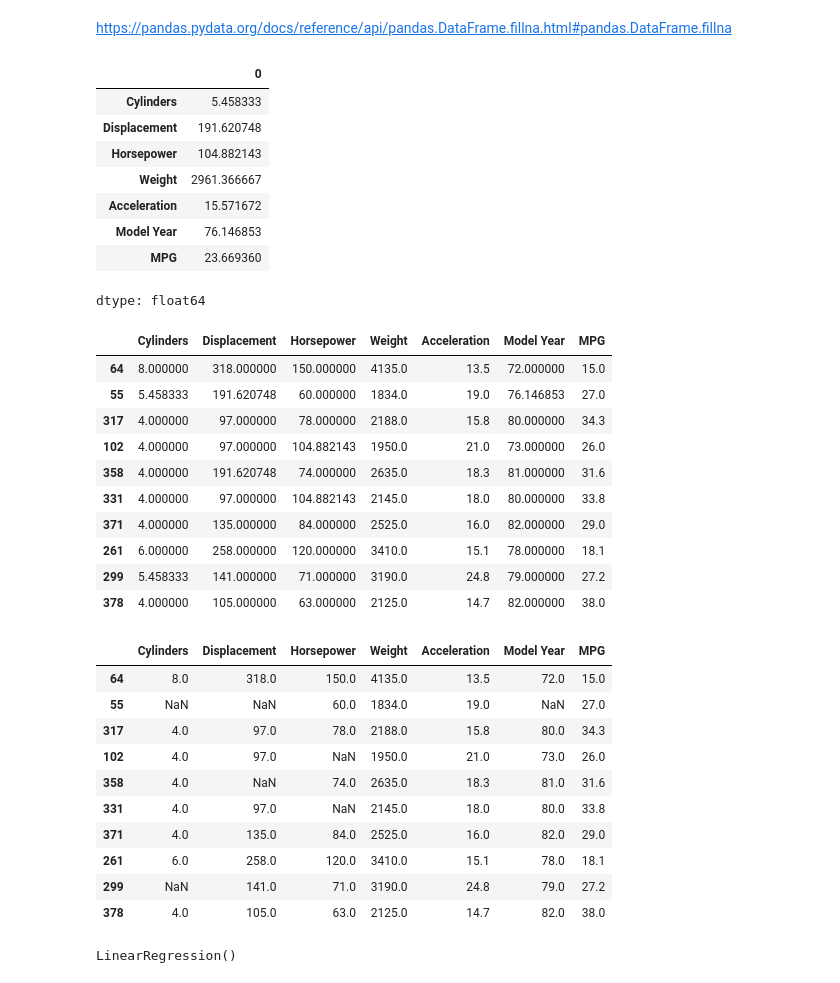
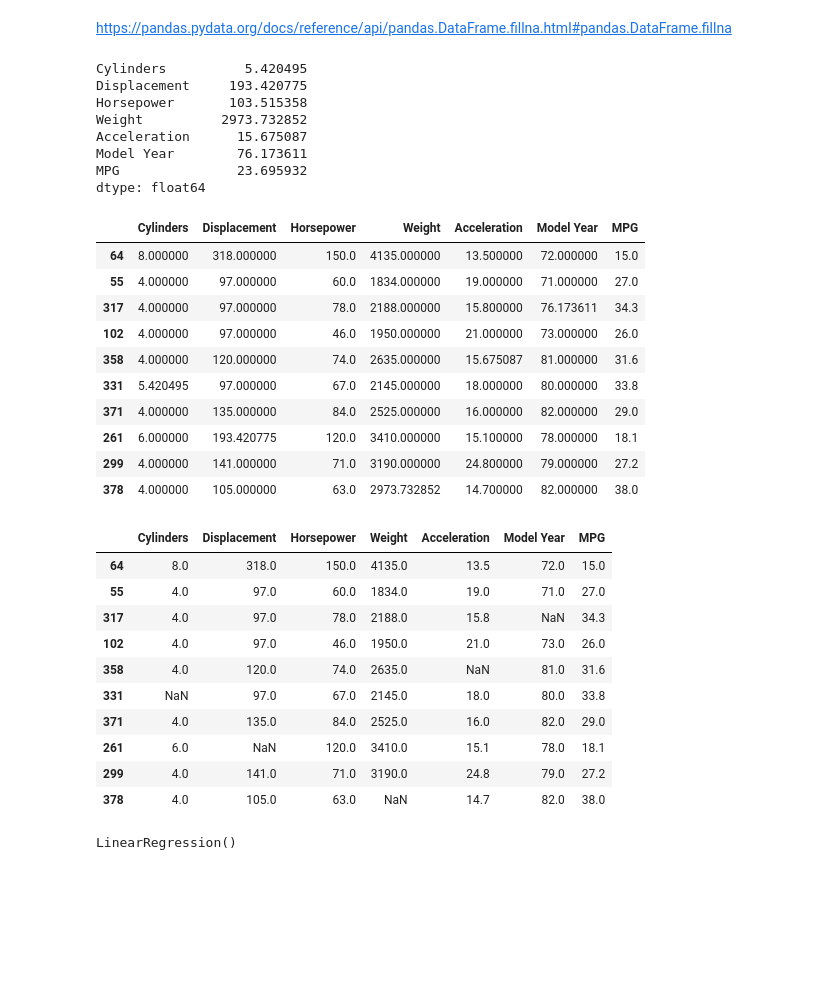
Before and after one commit to mfdezvicente/ucm, a Jupyter notebook: ML/260206_Datos_Faltantes.ipynb, the cells around one changed output. Cells and saved outputs as stored; diff of their text form; code cells hidden in the pictures; blank space fills up the shorter version.

```diff
--- a/ML/260206_Datos_Faltantes.ipynb
+++ b/ML/260206_Datos_Faltantes.ipynb
@@ -109,11 +109,11 @@ def insert_random_nans(df, percentage, seed=42):
     # Iterar para insertar la cantidad calculada de NaNs
     for _ in range(nans_to_insert):
         # Seleccionar una fila al azar dentro del rango del DataFrame
-        random_row = np.random.___(0, len(df_with_nans))
+        random_row = np.random.randint(0, len(df_with_nans))
         # Seleccionar una columna al azar dentro del rango de columnas del DataFrame
-        random_column = np.random.___(0, df_with_nans.shape[1])
+        random_column = np.random.randint(0, df_with_nans.shape[1])
         # Asignar el valor NaN en la posición aleatoria determinada por fila y columna
-        df_with_nans.___[random_row, random_column] = np.nan
+        df_with_nans.iat[random_row, random_column] = np.nan
 
     # Devolver el nuevo DataFrame con NaNs insertados
     return df_with_nans
@@ -248,43 +248,42 @@ test_set_filled_w_mean = test_set_nans.fillna(test_set_nans.mean())
 # %%
 train_set_nans.mean()
 # %% [output]
-|  | 0 |
-| Cylinders | 5.458333 |
-| Displacement | 191.620748 |
-| Horsepower | 104.882143 |
-| Weight | 2961.366667 |
-| Acceleration | 15.571672 |
-| Model Year | 76.146853 |
-| MPG | 23.669360 |
+Cylinders          5.420495
+Displacement     193.420775
+Horsepower       103.515358
+Weight          2973.732852
+Acceleration      15.675087
+Model Year        76.173611
+MPG               23.695932
 dtype: float64
 # %%
-train_set_filled_w_mean.___(10)
+train_set_filled_w_mean.head(10)
 # %% [output]
 |  | Cylinders | Displacement | Horsepower | Weight | Acceleration | Model Year | MPG |
-| 64 | 8.000000 | 318.000000 | 150.000000 | 4135.0 | 13.5 | 72.000000 | 15.0 |
-| 55 | 5.458333 | 191.620748 | 60.000000 | 1834.0 | 19.0 | 76.146853 | 27.0 |
-| 317 | 4.000000 | 97.000000 | 78.000000 | 2188.0 | 15.8 | 80.000000 | 34.3 |
-| 102 | 4.000000 | 97.000000 | 104.882143 | 1950.0 | 21.0 | 73.000000 | 26.0 |
-| 358 | 4.000000 | 191.620748 | 74.000000 | 2635.0 | 18.3 | 81.000000 | 31.6 |
-| 331 | 4.000000 | 97.000000 | 104.882143 | 2145.0 | 18.0 | 80.000000 | 33.8 |
-| 371 | 4.000000 | 135.000000 | 84.000000 | 2525.0 | 16.0 | 82.000000 | 29.0 |
-| 261 | 6.000000 | 258.000000 | 120.000000 | 3410.0 | 15.1 | 78.000000 | 18.1 |
-| 299 | 5.458333 | 141.000000 | 71.000000 | 3190.0 | 24.8 | 79.000000 | 27.2 |
-| 378 | 4.000000 | 105.000000 | 63.000000 | 2125.0 | 14.7 | 82.000000 | 38.0 |
+| 64 | 8.000000 | 318.000000 | 150.0 | 4135.000000 | 13.500000 | 72.000000 | 15.0 |
+| 55 | 4.000000 | 97.000000 | 60.0 | 1834.000000 | 19.000000 | 71.000000 | 27.0 |
+| 317 | 4.000000 | 97.000000 | 78.0 | 2188.000000 | 15.800000 | 76.173611 | 34.3 |
+| 102 | 4.000000 | 97.000000 | 46.0 | 1950.000000 | 21.000000 | 73.000000 | 26.0 |
+| 358 | 4.000000 | 120.000000 | 74.0 | 2635.000000 | 15.675087 | 81.000000 | 31.6 |
+| 331 | 5.420495 | 97.000000 | 67.0 | 2145.000000 | 18.000000 | 80.000000 | 33.8 |
+| 371 | 4.000000 | 135.000000 | 84.0 | 2525.000000 | 16.000000 | 82.000000 | 29.0 |
+| 261 | 6.000000 | 193.420775 | 120.0 | 3410.000000 | 15.100000 | 78.000000 | 18.1 |
+| 299 | 4.000000 | 141.000000 | 71.0 | 3190.000000 | 24.800000 | 79.000000 | 27.2 |
+| 378 | 4.000000 | 105.000000 | 63.0 | 2973.732852 | 14.700000 | 82.000000 | 38.0 |
 # %%
-train_set_nans.___(10)
+train_set_nans.head(10)
 # %% [output]
 |  | Cylinders | Displacement | Horsepower | Weight | Acceleration | Model Year | MPG |
 | 64 | 8.0 | 318.0 | 150.0 | 4135.0 | 13.5 | 72.0 | 15.0 |
-| 55 | NaN | NaN | 60.0 | 1834.0 | 19.0 | NaN | 27.0 |
-| 317 | 4.0 | 97.0 | 78.0 | 2188.0 | 15.8 | 80.0 | 34.3 |
-| 102 | 4.0 | 97.0 | NaN | 1950.0 | 21.0 | 73.0 | 26.0 |
-| 358 | 4.0 | NaN | 74.0 | 2635.0 | 18.3 | 81.0 | 31.6 |
-| 331 | 4.0 | 97.0 | NaN | 2145.0 | 18.0 | 80.0 | 33.8 |
+| 55 | 4.0 | 97.0 | 60.0 | 1834.0 | 19.0 | 71.0 | 27.0 |
+| 317 | 4.0 | 97.0 | 78.0 | 2188.0 | 15.8 | NaN | 34.3 |
+| 102 | 4.0 | 97.0 | 46.0 | 1950.0 | 21.0 | 73.0 | 26.0 |
+| 358 | 4.0 | 120.0 | 74.0 | 2635.0 | NaN | 81.0 | 31.6 |
+| 331 | NaN | 97.0 | 67.0 | 2145.0 | 18.0 | 80.0 | 33.8 |
 | 371 | 4.0 | 135.0 | 84.0 | 2525.0 | 16.0 | 82.0 | 29.0 |
-| 261 | 6.0 | 258.0 | 120.0 | 3410.0 | 15.1 | 78.0 | 18.1 |
-| 299 | NaN | 141.0 | 71.0 | 3190.0 | 24.8 | 79.0 | 27.2 |
-| 378 | 4.0 | 105.0 | 63.0 | 2125.0 | 14.7 | 82.0 | 38.0 |
+| 261 | 6.0 | NaN | 120.0 | 3410.0 | 15.1 | 78.0 | 18.1 |
+| 299 | 4.0 | 141.0 | 71.0 | 3190.0 | 24.8 | 79.0 | 27.2 |
+| 378 | 4.0 | 105.0 | 63.0 | NaN | 14.7 | 82.0 | 38.0 |
 # %%
 # Separamos en características y variable objetivo
 X_train = train_set_filled_w_mean[predictors]
```
Also changed, not shown: parts of 19 cells of this notebook, 2 other files.
